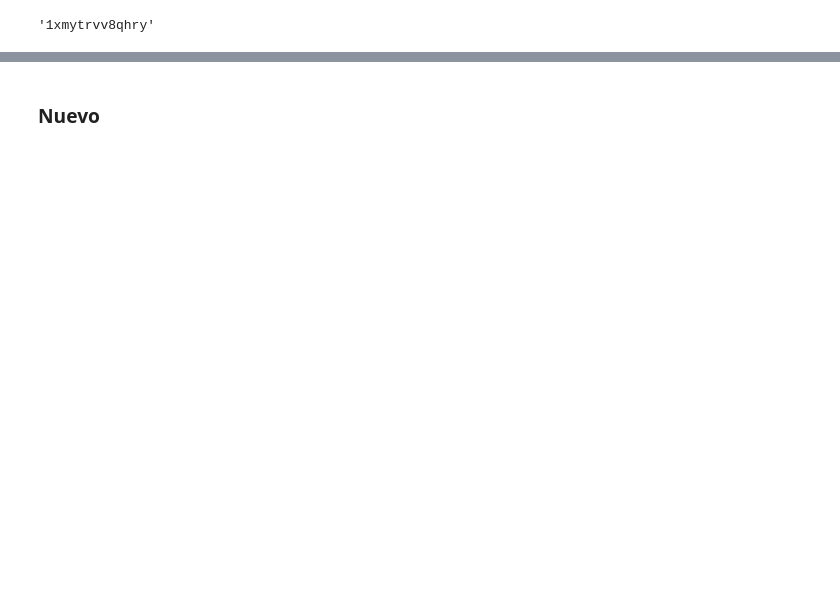
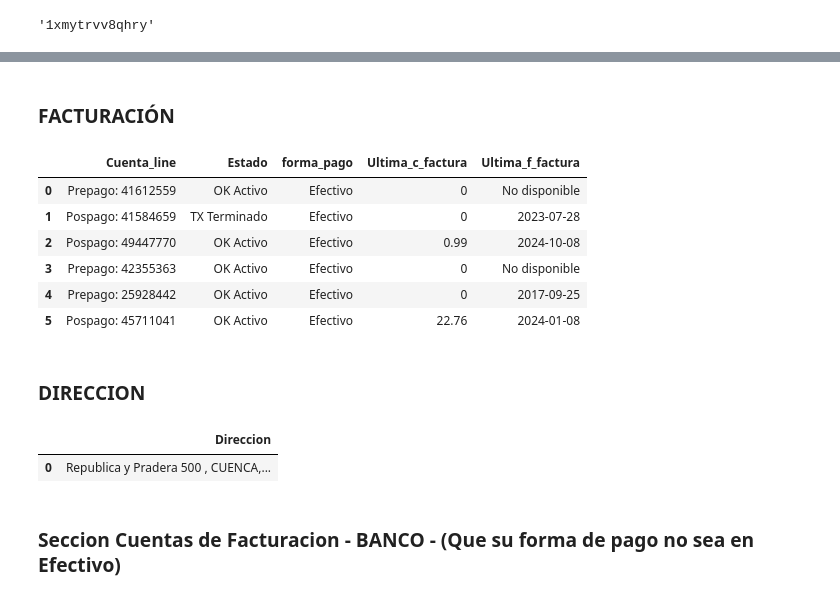
Before and after one commit to Jaimendo99/moviAPI, a Jupyter notebook: prueba.ipynb, the cells around one changed output, grey strips where cells are left out. Saved outputs shown, nothing was run; the diff lists cells and outputs as text; code cells hidden in the pictures; blank space fills up the shorter version.

```diff
--- a/prueba.ipynb
+++ b/prueba.ipynb
@@ -282,2 +251,2 @@ for key, value in json.loads(response['responses'][0]['body'])['data'].items():
 # %% [markdown]
-### Nuevo
+### FACTURACIÓN
@@ -283,0 +290,51 @@ for key, value in json.loads(response['responses'][0]['body'])['data'].items():
+# %%
+jv = json.loads(r['responses'][0]['body'])
+results = []
+pattern = r'java\.math\.BigInteger:\{mot:\d+;mas:\d+;content:\d+\}'
+
+# Encontrar todas las claves que coinciden con el patrón
+matching_keys = [key for key in jv['data'].keys() if re.match(pattern, key)]
+
+status_dict = {
+    '9135405314613494989': 'OK Activo',
+    '9135405314613494990': 'PE Pendiente',
+    '9135405314613494991': 'SU Suspendido',
+    '9135405314613494992': 'TA Esperando por Terminación',
+    '9135405314613494993': 'TX Terminado'
+    }
+
+def get_status_text(Estado):
+    return status_dict.get(Estado, 'Estado no encontrado')
+
+for idx, key in enumerate(matching_keys):
+    Cuenta_line = jv['data'][key]['data']['-1']['v']['text']
+    Estado = jv['data'][key]['data']['9135385564913486875']['v']['v']
+    forma_pago = jv['data'][key]['data']['9135699425113324669']['v']['text']
+    Ultima_c_factura = jv['data'][key]['data']['9135386130713487750']['v']
+    try:
+        Ultima_f_factura = int(jv['data'][key]['data']['9134741282113214046']['v'])
+        dt = datetime.fromtimestamp(Ultima_f_factura / 1000).strftime('%Y-%m-%d')
+    except (KeyError, ValueError, TypeError):
+        Ultima_f_factura = 'No contiene fecha'
+        dt = 'No disponible'
+
+    results.append({
+        'Cuenta_line': Cuenta_line,
+        'Estado': get_status_text(Estado),
+        'forma_pago': forma_pago,
+        'Ultima_c_factura': Ultima_c_factura,
+        'Ultima_f_factura':dt
+    })
+    df_fac = pd.DataFrame(results)
+
+df_fac
+# %% [output]
+|  | Cuenta_line | Estado | forma_pago | Ultima_c_factura | Ultima_f_factura |
+| 0 | Prepago: 41612559 | OK Activo | Efectivo | 0 | No disponible |
+| 1 | Pospago: 41584659 | TX Terminado | Efectivo | 0 | 2023-07-28 |
+| 2 | Pospago: 49447770 | OK Activo | Efectivo | 0.99 | 2024-10-08 |
+| 3 | Prepago: 42355363 | OK Activo | Efectivo | 0 | No disponible |
+| 4 | Prepago: 25928442 | OK Activo | Efectivo | 0 | 2017-09-25 |
+| 5 | Pospago: 45711041 | OK Activo | Efectivo | 22.76 | 2024-01-08 |
+# %% [markdown]
+### DIRECCION
@@ -284 +375,17 @@ for key, value in json.loads(response['responses'][0]['body'])['data'].items():
+# %%
+r = response.json()
+direccion = json.loads(r['responses'][0]['body'])
+results = []
+
+for key in direccion['data']:
+    results.append({
+        'Direccion': direccion['data'][key]['data']['9132251685613889259']['v']['text']
+    })
+    dir = pd.DataFrame(results)
+dir
+# %% [output]
+|  | Direccion |
+| 0 | Republica y Pradera 500 , CUENCA,... |
+# %% [markdown]
+### Seccion Cuentas de Facturacion - BANCO - (Que su forma de pago no sea en Efectivo)
 # %%
```
Also changed, not shown: parts of 23 cells of this notebook, 1 other file.
